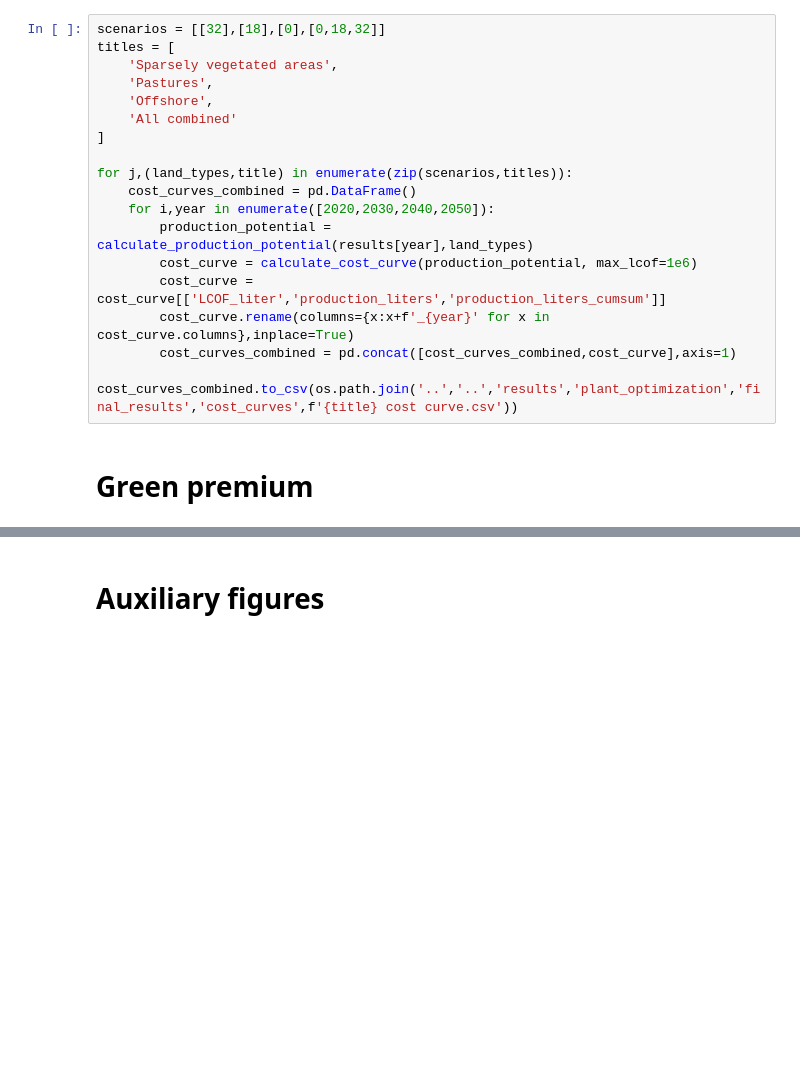
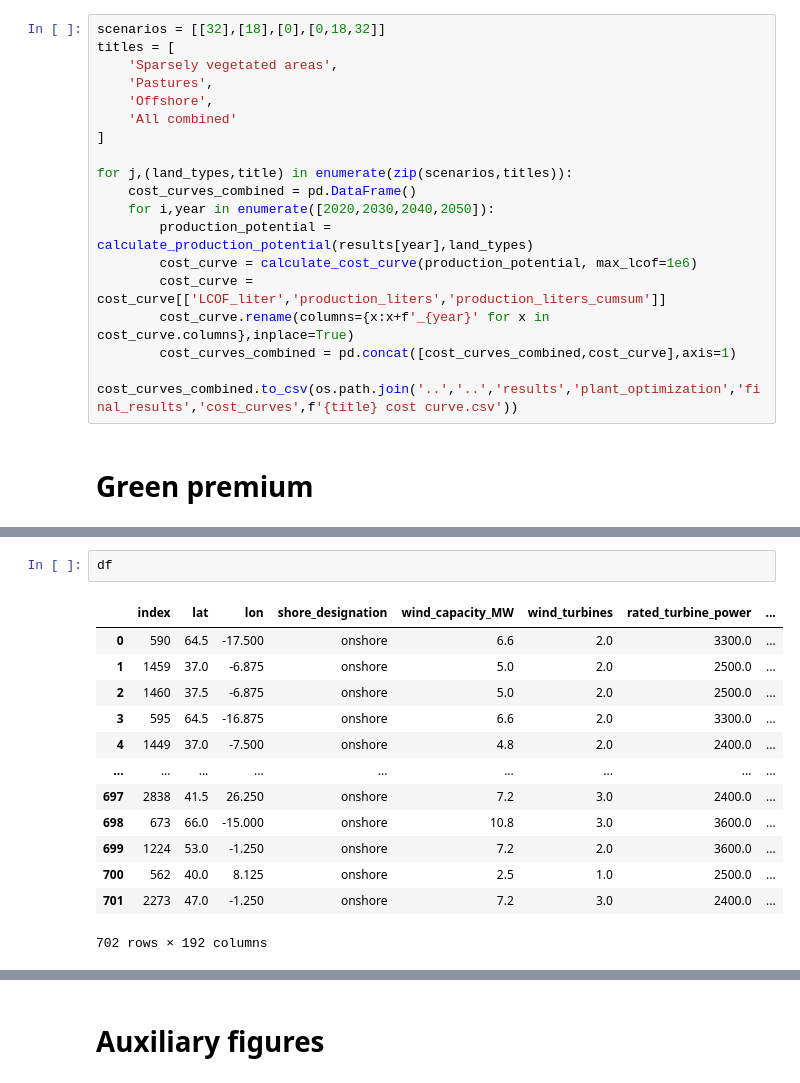
Before and after one commit to kwdseymour/EuroSAFs, a Jupyter notebook: scripts/analysis/cost_curve.ipynb, the cells around one changed output, grey strips where cells are left out. Drawn from its saved outputs; the diff is of its cells as text; blank space fills up the shorter version.

```diff
--- a/scripts/analysis/cost_curve.ipynb
+++ b/scripts/analysis/cost_curve.ipynb
@@ -308 +309,17 @@ plt.savefig('../../gfx/green_premium_curve.png', bbox_inches='tight',dpi=400);
 [figure]
+# %%
+df
+# %% [output]
+|  | index | lat | lon | shore_designation | wind_capacity_MW | wind_turbines | rated_turbine_power | ... |
+| 0 | 590 | 64.5 | -17.500 | onshore | 6.6 | 2.0 | 3300.0 | ... |
+| 1 | 1459 | 37.0 | -6.875 | onshore | 5.0 | 2.0 | 2500.0 | ... |
+| 2 | 1460 | 37.5 | -6.875 | onshore | 5.0 | 2.0 | 2500.0 | ... |
+| 3 | 595 | 64.5 | -16.875 | onshore | 6.6 | 2.0 | 3300.0 | ... |
+| 4 | 1449 | 37.0 | -7.500 | onshore | 4.8 | 2.0 | 2400.0 | ... |
+| ... | ... | ... | ... | ... | ... | ... | ... | ... |
+| 697 | 2838 | 41.5 | 26.250 | onshore | 7.2 | 3.0 | 2400.0 | ... |
+| 698 | 673 | 66.0 | -15.000 | onshore | 10.8 | 3.0 | 3600.0 | ... |
+| 699 | 1224 | 53.0 | -1.250 | onshore | 7.2 | 2.0 | 3600.0 | ... |
+| 700 | 562 | 40.0 | 8.125 | onshore | 2.5 | 1.0 | 2500.0 | ... |
+| 701 | 2273 | 47.0 | -1.250 | onshore | 7.2 | 3.0 | 2400.0 | ... |
+702 rows × 192 columns
```
Also changed, not shown: parts of 4 cells of this notebook.
